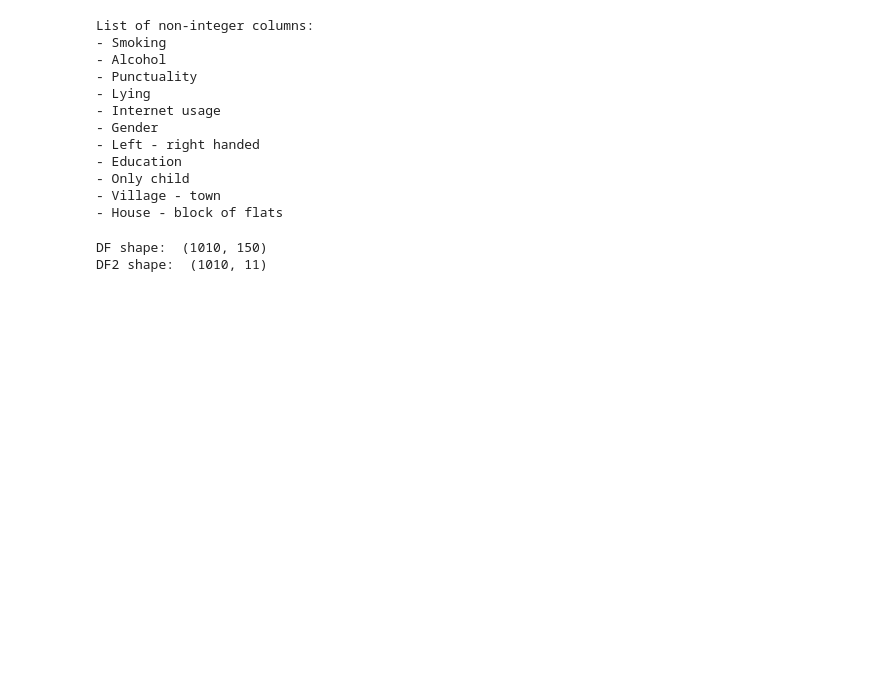
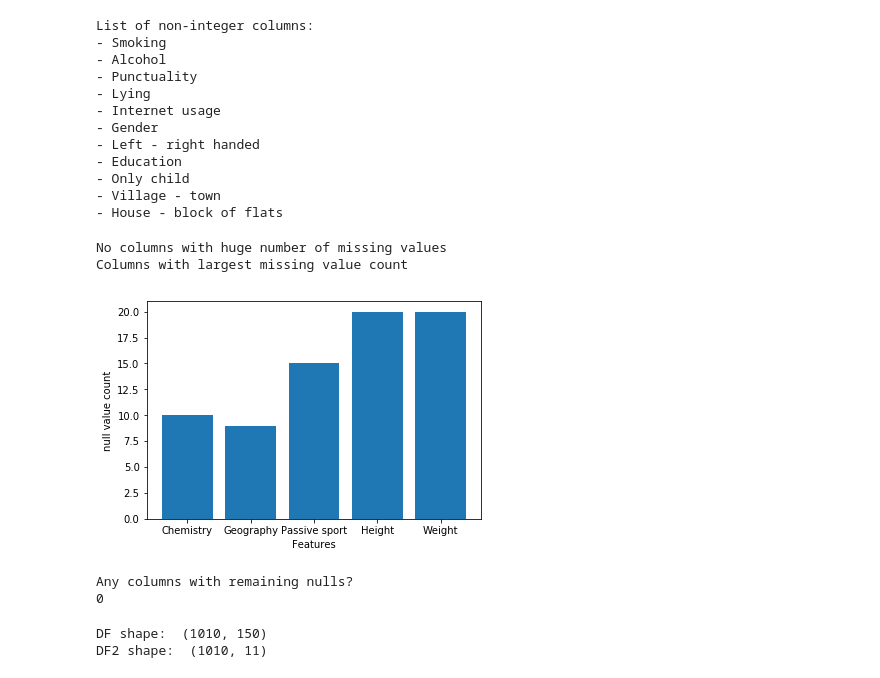
Before and after one commit to chinmay2312/empathy_prediction, a Jupyter notebook: hw5_CG_nb.ipynb, the cells around one changed output. Saved outputs shown, nothing was run; the diff lists cells and outputs as text; code cells hidden in the pictures; blank space fills up the shorter version.

```diff
--- a/hw5_CG_nb.ipynb
+++ b/hw5_CG_nb.ipynb
@@ -23,22 +23,45 @@ List of non-integer columns:
 - Village - town
 - House - block of flats
 # %%
-#for id,val in df.isnull().sum().iteritems():
-#    if val>(0.2 * len(df)):
-#        print(id,val)
-#No columns with huge number of missing values
+for id,val in df.isnull().sum().iteritems():
+    if val>(0.2 * len(df)):
+        print(id,val)
+print("No columns with huge number of missing values")
 
-#print("Columns with largest missing value count")
-#for id,val in df.isnull().sum().iteritems():
-#    if val>(0.01 * len(df)):
-#        print(id,'\t\t',val)
-
-for col in list(df):
-    df[col].fillna(df[col].mode()[0], inplace = True)
-
+print("Columns with largest missing value count")
+idList = []
+valList = []
 for id,val in df.isnull().sum().iteritems():
-    if val>0:
-        print(id,val)
+    if val>(0.008 * len(df)):
+        #print(id,'\t\t',val)
+        idList.append(id)
+        valList.append(val)
+import seaborn as sns
+import matplotlib.pyplot as plt
+x = np.arange(len(idList))
+plt.bar(x, height= valList)
+plt.xticks(x, idList)
+plt.ylabel("null value count")
+plt.xlabel("Features")
+plt.show()
+# %% [output]
+No columns with huge number of missing values
+Columns with largest missing value count
+[figure, added]
+# %%
+for col in list(df):
+    df[col].fillna(df[col].mode()[0], inplace = True)
+
+print("\nAny columns with remaining nulls?")
+count =0
+for id,val in df.isnull().sum().iteritems():
+    if val>0:
+        count = count +1
+        print(id,val)
+print(count)
+# %% [output]
+Any columns with remaining nulls?
+0
 # %%
 le = LabelEncoder()
 categoricalFeatures = []
```
Also changed, not shown: parts of 19 cells of this notebook.
